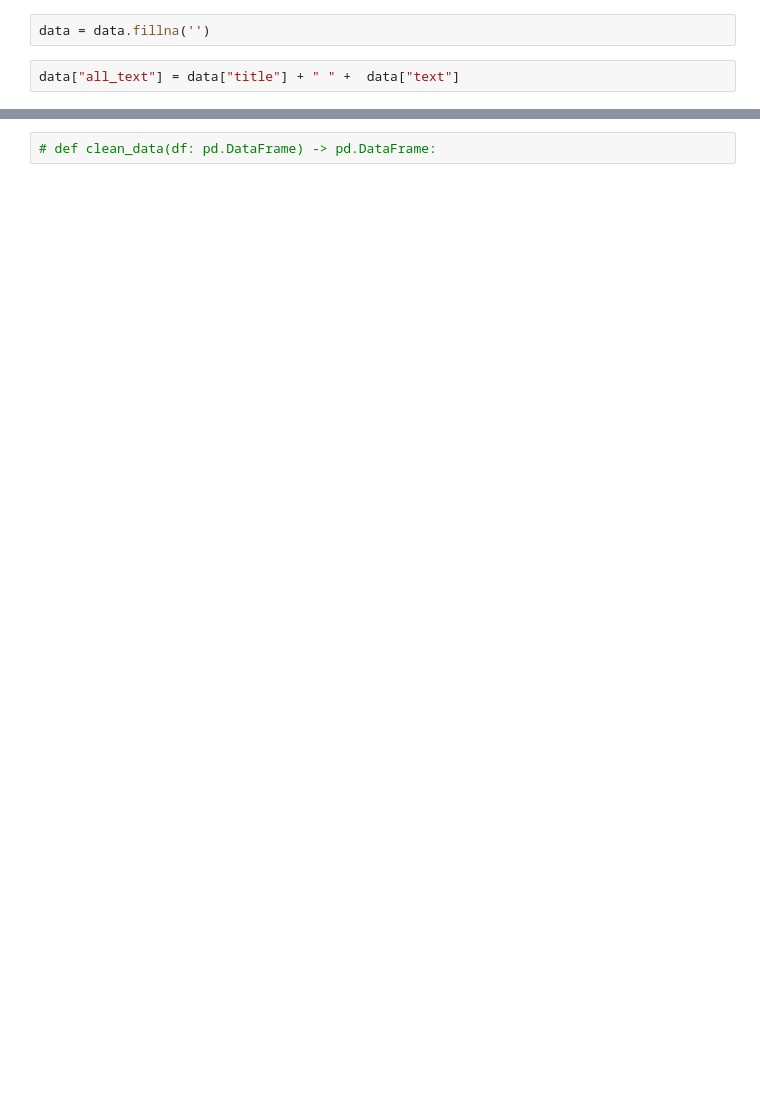
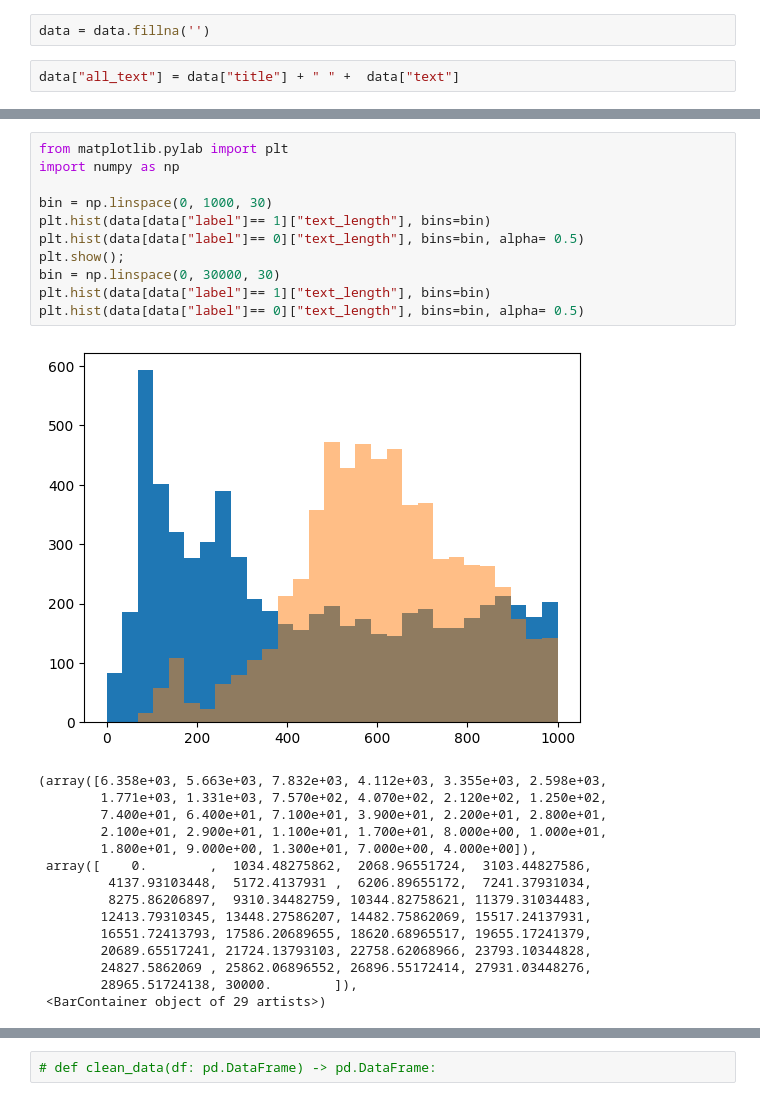
Before and after one commit to tobias-heinzmann/cyb-news, a Jupyter notebook: notebooks/frederik.ipynb, the cells around one changed output, grey strips where cells are left out. Drawn from its saved outputs; the diff is of its cells as text; blank space fills up the shorter version.

```diff
--- a/notebooks/frederik.ipynb
+++ b/notebooks/frederik.ipynb
@@ -83,0 +99,27 @@ data["all_text"] = data["title"] + " " +  data["text"]
+# %%
+from matplotlib.pylab import plt
+import numpy as np
+
+bin = np.linspace(0, 1000, 30)
+plt.hist(data[data["label"]== 1]["text_length"], bins=bin)
+plt.hist(data[data["label"]== 0]["text_length"], bins=bin, alpha= 0.5)
+plt.show();
+bin = np.linspace(0, 30000, 30)
+plt.hist(data[data["label"]== 1]["text_length"], bins=bin)
+plt.hist(data[data["label"]== 0]["text_length"], bins=bin, alpha= 0.5)
+# %% [output]
+[figure, added]
+(array([6.358e+03, 5.663e+03, 7.832e+03, 4.112e+03, 3.355e+03, 2.598e+03,
+        1.771e+03, 1.331e+03, 7.570e+02, 4.070e+02, 2.120e+02, 1.250e+02,
+        7.400e+01, 6.400e+01, 7.100e+01, 3.900e+01, 2.200e+01, 2.800e+01,
+        2.100e+01, 2.900e+01, 1.100e+01, 1.700e+01, 8.000e+00, 1.000e+01,
+        1.800e+01, 9.000e+00, 1.300e+01, 7.000e+00, 4.000e+00]),
+ array([    0.        ,  1034.48275862,  2068.96551724,  3103.44827586,
+         4137.93103448,  5172.4137931 ,  6206.89655172,  7241.37931034,
+         8275.86206897,  9310.34482759, 10344.82758621, 11379.31034483,
+        12413.79310345, 13448.27586207, 14482.75862069, 15517.24137931,
+        16551.72413793, 17586.20689655, 18620.68965517, 19655.17241379,
+        20689.65517241, 21724.13793103, 22758.62068966, 23793.10344828,
+        24827.5862069 , 25862.06896552, 26896.55172414, 27931.03448276,
+        28965.51724138, 30000.        ]),
+ <BarContainer object of 29 artists>)
```
Also changed, not shown: parts of 23 cells of this notebook.
